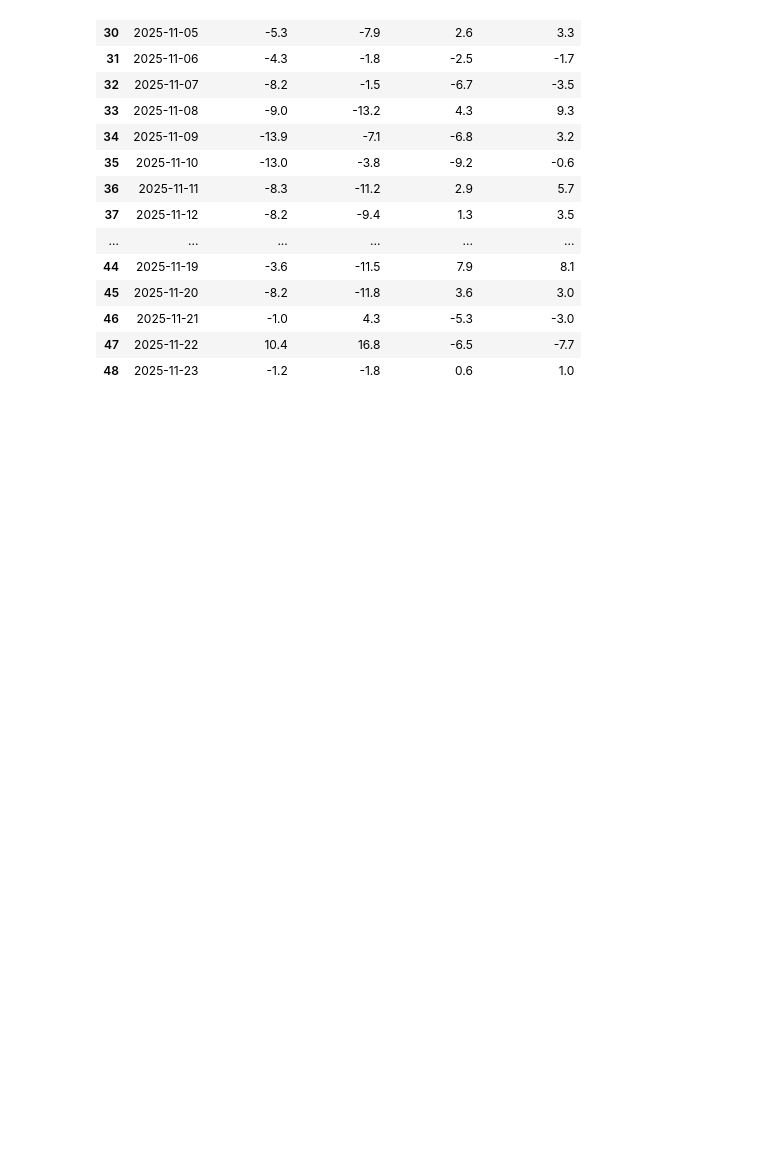
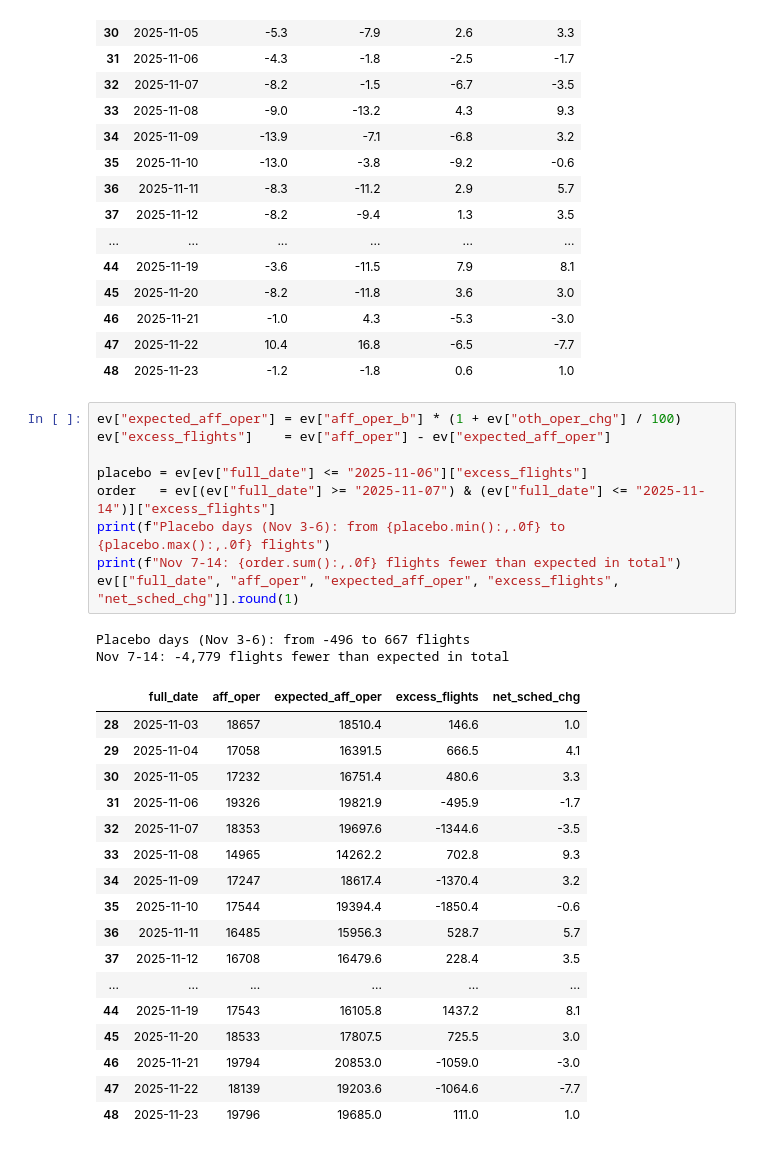
Before and after one commit to Mohamadyounes32/air-traffic-platform, a Jupyter notebook: notebooks/03_event_study.ipynb, the cells around one changed output. Saved outputs shown, nothing was run; the diff lists cells and outputs as text; blank space fills up the shorter version.

Commit message:
Add reporting layer, events table, reconciliation checks

```diff
--- a/notebooks/03_event_study.ipynb
+++ b/notebooks/03_event_study.ipynb
@@ -319,3 +319,32 @@ ev[["full_date", "aff_oper_chg", "oth_oper_chg", "net_oper_chg", "net_sched_chg"
 | 46 | 2025-11-21 | -1.0 | 4.3 | -5.3 | -3.0 |
 | 47 | 2025-11-22 | 10.4 | 16.8 | -6.5 | -7.7 |
 | 48 | 2025-11-23 | -1.2 | -1.8 | 0.6 | 1.0 |
+# %%
+ev["expected_aff_oper"] = ev["aff_oper_b"] * (1 + ev["oth_oper_chg"] / 100)
+ev["excess_flights"]    = ev["aff_oper"] - ev["expected_aff_oper"]
+
+placebo = ev[ev["full_date"] <= "2025-11-06"]["excess_flights"]
+order   = ev[(ev["full_date"] >= "2025-11-07") & (ev["full_date"] <= "2025-11-14")]["excess_flights"]
+print(f"Placebo days (Nov 3-6): from {placebo.min():,.0f} to {placebo.max():,.0f} flights")
+print(f"Nov 7-14: {order.sum():,.0f} flights fewer than expected in total")
+ev[["full_date", "aff_oper", "expected_aff_oper", "excess_flights", "net_sched_chg"]].round(1)
+# %% [output]
+Placebo days (Nov 3-6): from -496 to 667 flights
+Nov 7-14: -4,779 flights fewer than expected in total
+|  | full_date | aff_oper | expected_aff_oper | excess_flights | net_sched_chg |
+| 28 | 2025-11-03 | 18657 | 18510.4 | 146.6 | 1.0 |
+| 29 | 2025-11-04 | 17058 | 16391.5 | 666.5 | 4.1 |
+| 30 | 2025-11-05 | 17232 | 16751.4 | 480.6 | 3.3 |
+| 31 | 2025-11-06 | 19326 | 19821.9 | -495.9 | -1.7 |
+| 32 | 2025-11-07 | 18353 | 19697.6 | -1344.6 | -3.5 |
+| 33 | 2025-11-08 | 14965 | 14262.2 | 702.8 | 9.3 |
+| 34 | 2025-11-09 | 17247 | 18617.4 | -1370.4 | 3.2 |
+| 35 | 2025-11-10 | 17544 | 19394.4 | -1850.4 | -0.6 |
+| 36 | 2025-11-11 | 16485 | 15956.3 | 528.7 | 5.7 |
+| 37 | 2025-11-12 | 16708 | 16479.6 | 228.4 | 3.5 |
+| ... | ... | ... | ... | ... | ... |
+| 44 | 2025-11-19 | 17543 | 16105.8 | 1437.2 | 8.1 |
+| 45 | 2025-11-20 | 18533 | 17807.5 | 725.5 | 3.0 |
+| 46 | 2025-11-21 | 19794 | 20853.0 | -1059.0 | -3.0 |
+| 47 | 2025-11-22 | 18139 | 19203.6 | -1064.6 | -7.7 |
+| 48 | 2025-11-23 | 19796 | 19685.0 | 111.0 | 1.0 |
```
Also changed, not shown: parts of 1 cell of this notebook, 6 other files.
